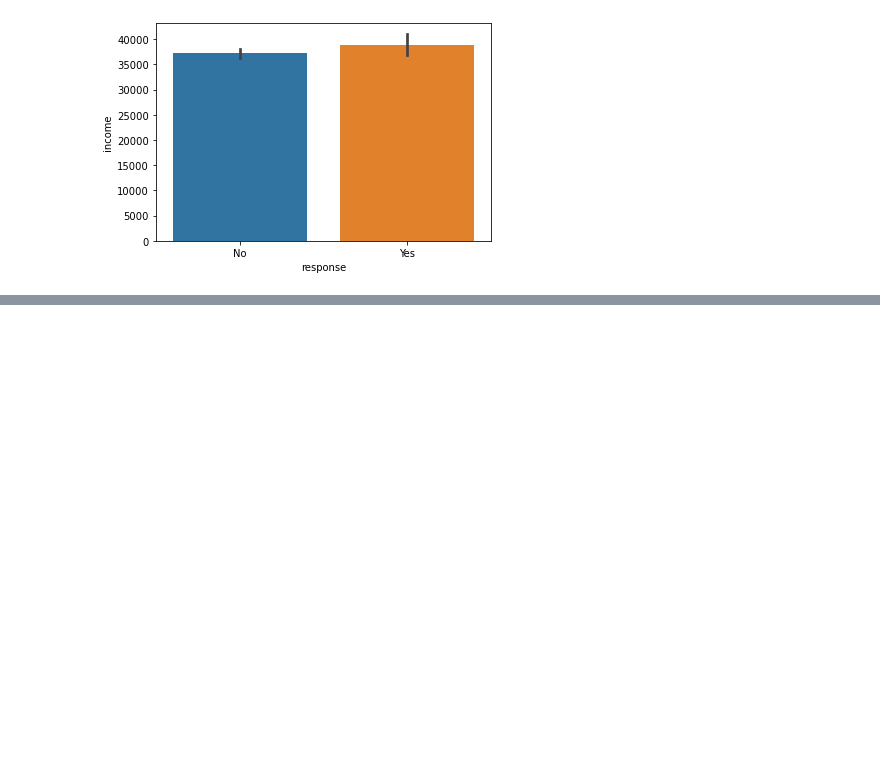
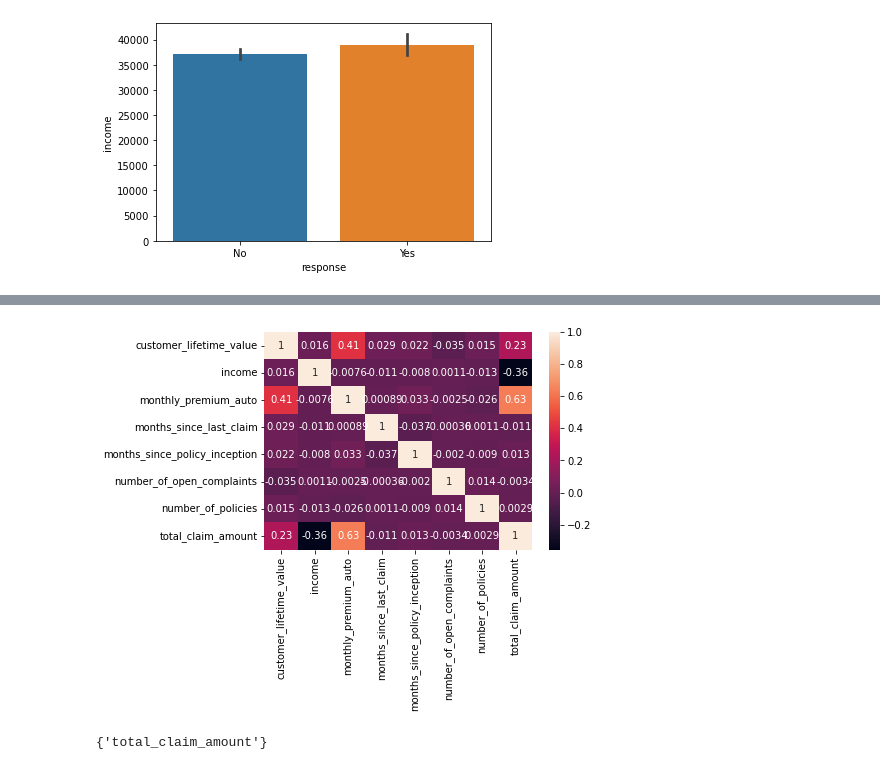
Before and after one commit to nataschaberg/lab-customer-analysis, a Jupyter notebook: exercises/data_cleaning_round_2.ipynb, the cells around one changed output, grey strips where cells are left out. Cells and saved outputs as stored; diff of their text form; code cells hidden in the pictures; blank space fills up the shorter version.

```diff
--- a/exercises/data_cleaning_round_2.ipynb
+++ b/exercises/data_cleaning_round_2.ipynb
@@ -230,0 +284,4 @@ sns.barplot(x="response", y="income", data=df)
+# %%
+# correlation check with default spearman
+corrmatrix = df[data_types['numerical']].corr()
+corrmatrix
@@ -230,0 +298,6 @@ sns.barplot(x="response", y="income", data=df)
+# %%
+sns_heat = sns.heatmap(corrmatrix, annot=True)
+figure = sns_heat.get_figure()
+plt.show()
+# %% [output]
+[figure, added]
@@ -230,0 +315,4 @@ sns.barplot(x="response", y="income", data=df)
+# %%
+correlation(df[data_types['numerical']], 0.6)
+# %% [output]
+{'total_claim_amount'}
```
Also changed, not shown: parts of 10 cells of this notebook.
